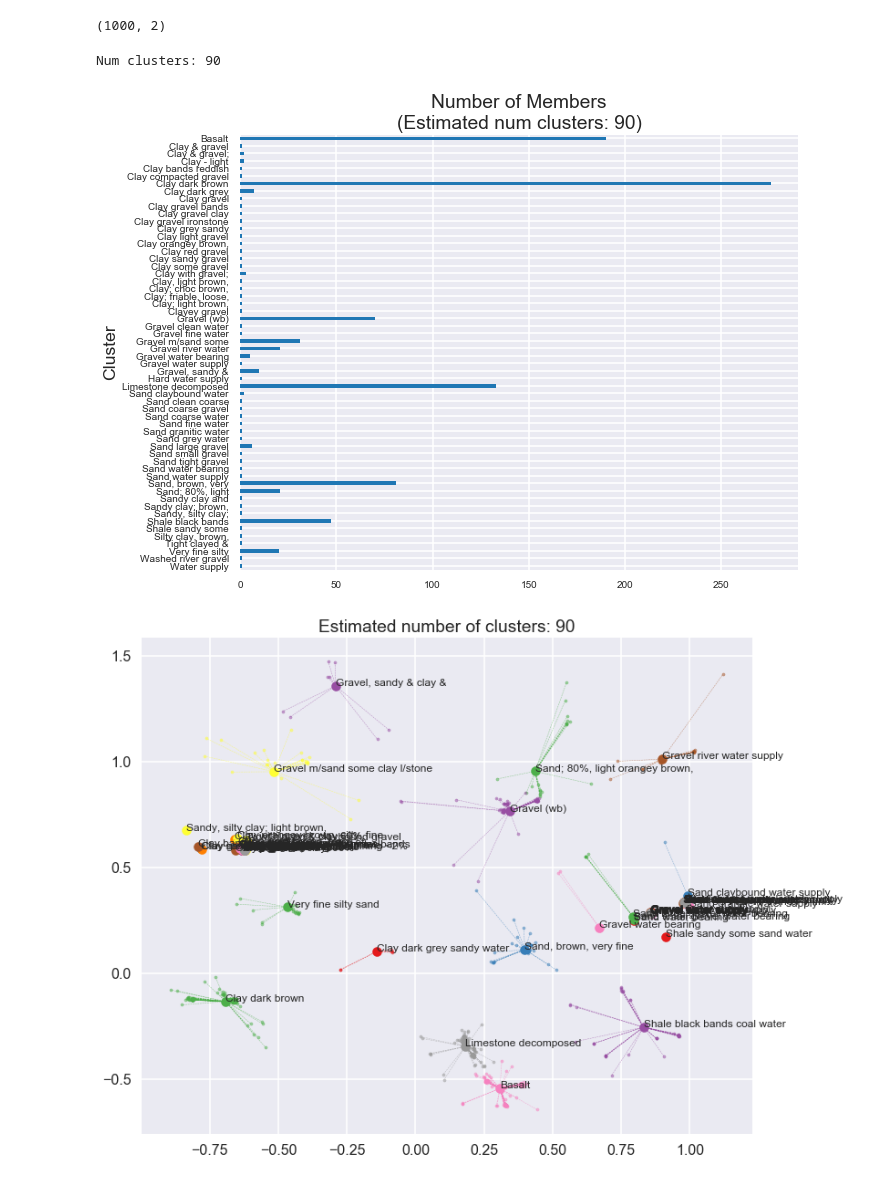
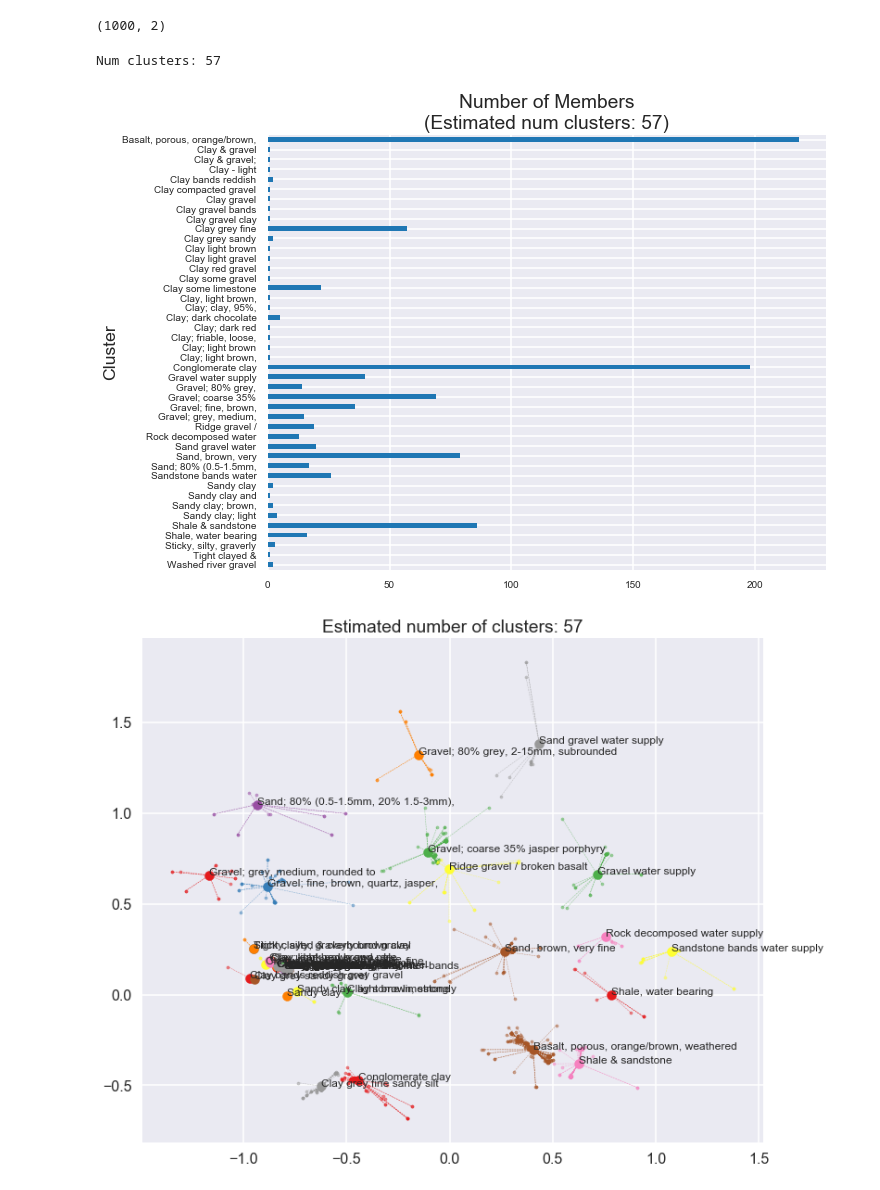
Before and after one commit to IFuentesSR/Litho, a Jupyter notebook: Lith Affinity Prop PCA.ipynb, the cells around one changed output. Saved outputs shown, nothing was run; the diff lists cells and outputs as text; code cells hidden in the pictures.

```diff
--- a/Lith Affinity Prop PCA.ipynb
+++ b/Lith Affinity Prop PCA.ipynb
@@ -46,7 +45,6 @@ count = 0
 for row in lith_code_desc.itertuples():
     tmp = get_nouns(tokenize_and_stem(row.Description, stopwords))
     tmp.append(row.MajorLithCode.lower())
-    tmp.append(row.TopElev)
     tmp.append(row.BottomElev)
     tmp.append(row.Latitude)
     tmp.append(row.longitude)
@@ -94,7 +92,7 @@ unique_labels = np.unique(labels)
 n_clusters_ = len(cluster_centers_idx)
 print("Num clusters:", n_clusters_)
 # %% [output]
-Num clusters: 90
+Num clusters: 57
 # %%
 %matplotlib inline
 import seaborn as sns
@@ -119,12 +117,14 @@ clustered_info.sort_index(ascending=False, inplace=True)
 clustered_info.plot(kind='barh', fontsize=10, title=f'Number of Members\n(Estimated num clusters: {n_clusters_})',
                     legend=False, ax=ax);
 # %% [output]
-[figure, old version]
+[figure, new version]
 # %%
 fig, ax = plt.subplots(figsize=(12,10))
 
 cm = plt.get_cmap('Set1')
 colors = [cm(1.0*i/n_clusters_) for i in range(n_clusters_)]
+
+lith_desc = lith_code_desc.Description
 
 count = 0
 # for each cluster get all members and plot with same color
@@ -136,34 +136,34 @@ for cluster_idx, color in zip(range(n_clusters_), colors):
     cluster_center = compressed[cluster_row]
 
     exemplar = lith_desc[cluster_row]
 
     # Plot cluster exemplar
     ax.scatter(cluster_center[0], cluster_center[1], marker='o', c=color, s=100)
     ax.annotate(" ".join(exemplar.split()[:5]), (cluster_center[0], cluster_center[1]),
                 alpha=1, fontsize=12)
 
     for i, txt in enumerate(lith_desc[in_cluster]):
         if txt == exemplar:
             continue
 
         x, y = cluster_set[i]
 
         # Plot cluster member
         ax.scatter(x, y, marker='o', c=color, alpha=0.5, s=10)
 
         # Plot line between cluster exemplar and member
         plt.plot([cluster_center[0], x], [cluster_center[1], y], c=color,
                  linestyle='--', linewidth=0.5, alpha=0.6)
 
         # Add text annotation
         # ax.annotate(" ".join(txt.split()[0:3]), (x, y), alpha=0.1)
     # End for
 
 # End for
 
 plt.title(f"Estimated number of clusters: {n_clusters_}");
 # %% [output]
-[figure, old version]
+[figure, new version]
 # %%
 # Write out results to csv
 res = {}
```
Also changed, not shown: parts of 4 cells of this notebook.
